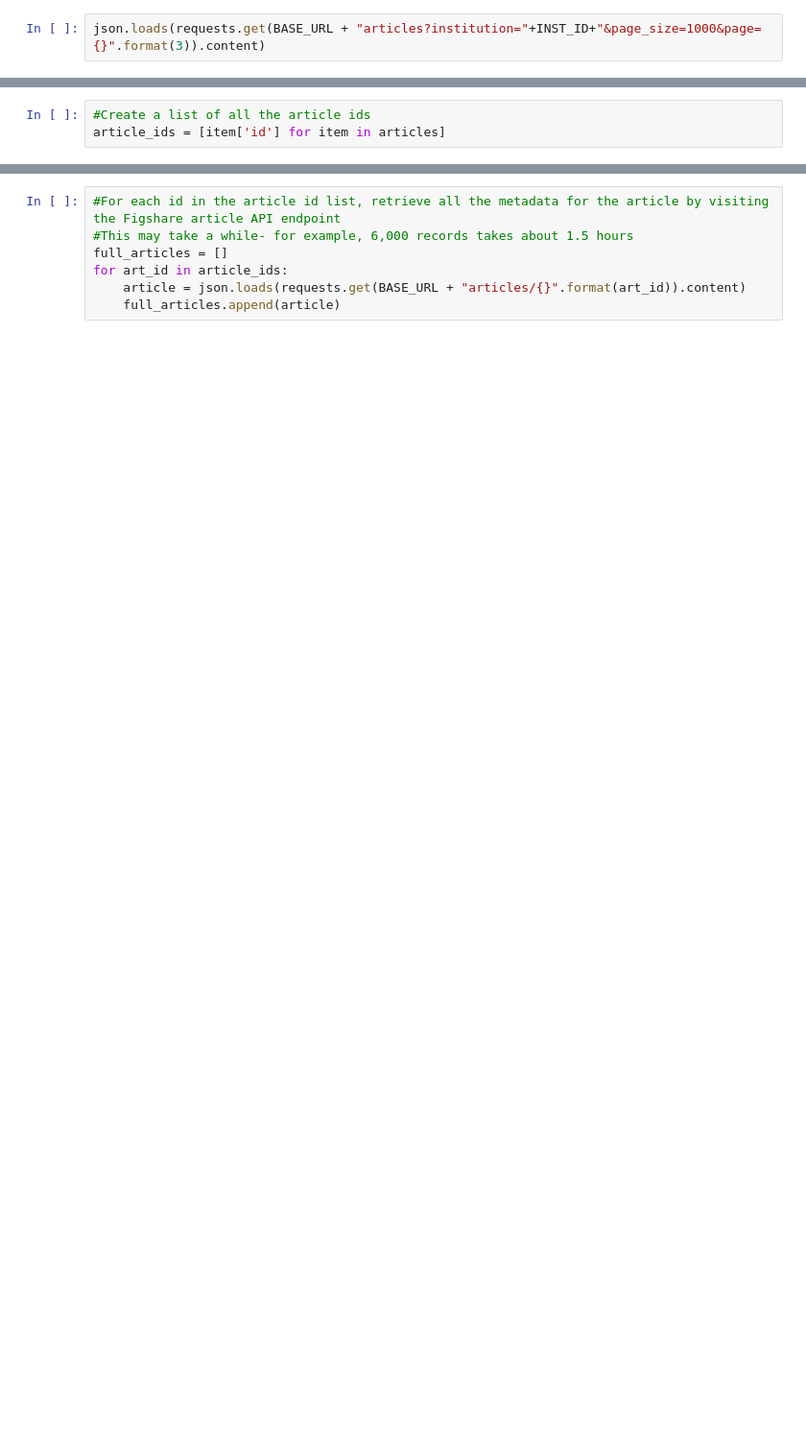
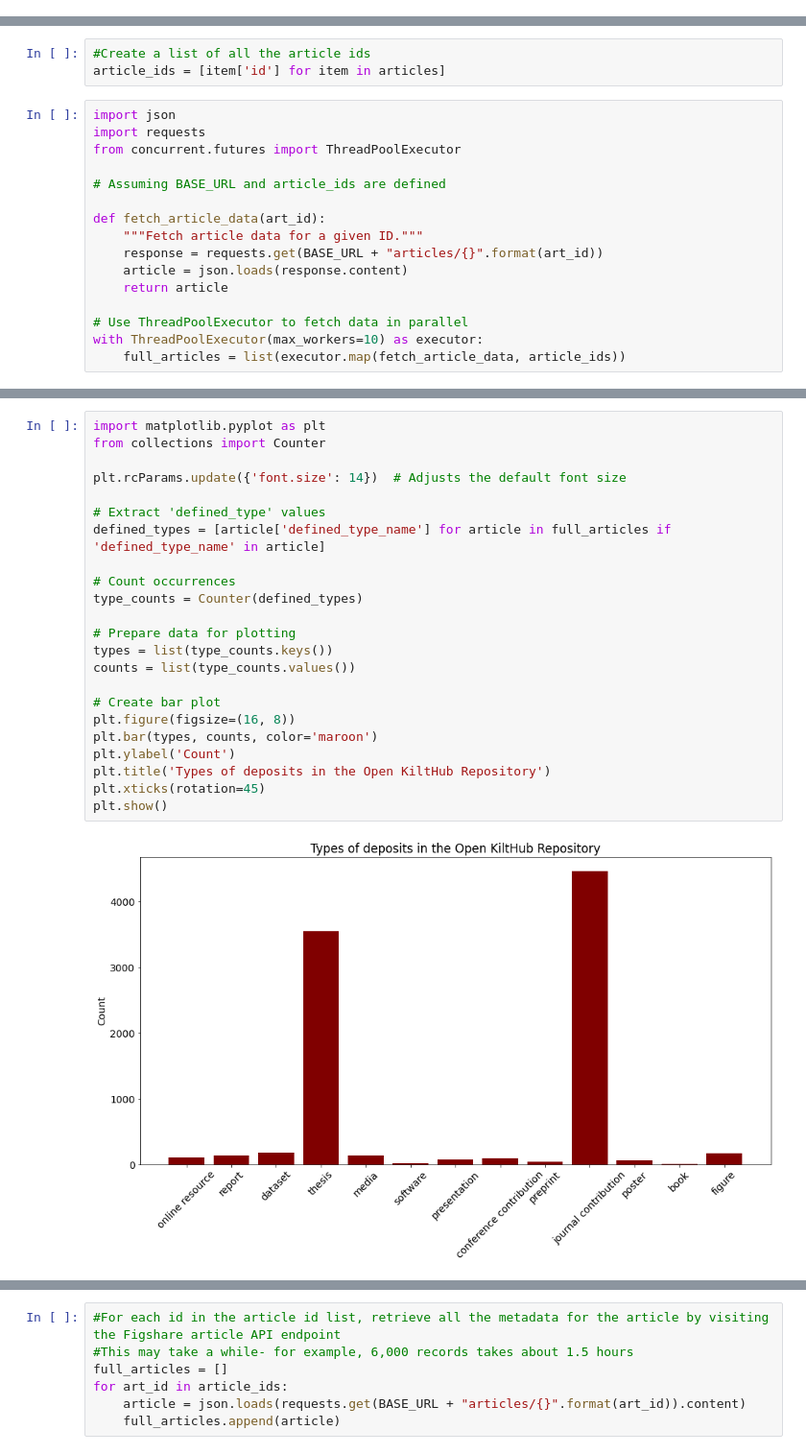
Before and after one commit to spiralizing/CMU_Tools, a Jupyter notebook: Kilthub_API/GET_PUBLIC_METADATA.ipynb, the cells around one changed output, grey strips where cells are left out. Shown at 96% size. Drawn from its saved outputs; the diff is of its cells as text; blank space fills up the shorter version.

Commit message:
Including new plots in the KiltHub analysis

```diff
--- a/Kilthub_API/GET_PUBLIC_METADATA.ipynb
+++ b/Kilthub_API/GET_PUBLIC_METADATA.ipynb
@@ -22,5 +22,3 @@ articles = []
 for i in range(1,10):
     ids = json.loads(requests.get(BASE_URL + "articles?institution="+INST_ID+"&page_size=1000&page={}".format(i)).content)
     articles.extend(ids)
-# %%
-json.loads(requests.get(BASE_URL + "articles?institution="+INST_ID+"&page_size=1000&page={}".format(3)).content)
@@ -50,3 +51,19 @@ len(articles)
 # %%
 #Create a list of all the article ids
 article_ids = [item['id'] for item in articles]
+# %%
+import json
+import requests
+from concurrent.futures import ThreadPoolExecutor
+
+# Assuming BASE_URL and article_ids are defined
+
+def fetch_article_data(art_id):
+    """Fetch article data for a given ID."""
+    response = requests.get(BASE_URL + "articles/{}".format(art_id))
+    article = json.loads(response.content)
+    return article
+
+# Use ThreadPoolExecutor to fetch data in parallel
+with ThreadPoolExecutor(max_workers=10) as executor:
+    full_articles = list(executor.map(fetch_article_data, article_ids))
@@ -52,0 +90,25 @@ article_ids = [item['id'] for item in articles]
+# %%
+import matplotlib.pyplot as plt
+from collections import Counter
+
+plt.rcParams.update({'font.size': 14})  # Adjusts the default font size
+
+# Extract 'defined_type' values
+defined_types = [article['defined_type_name'] for article in full_articles if 'defined_type_name' in article]
+
+# Count occurrences
+type_counts = Counter(defined_types)
+
+# Prepare data for plotting
+types = list(type_counts.keys())
+counts = list(type_counts.values())
+
+# Create bar plot
+plt.figure(figsize=(16, 8))
+plt.bar(types, counts, color='maroon')
+plt.ylabel('Count')
+plt.title('Types of deposits in the Open KiltHub Repository')
+plt.xticks(rotation=45)
+plt.show()
+# %% [output]
+[figure, added]
```
Also changed, not shown: parts of 37 cells of this notebook, 6 other files.
